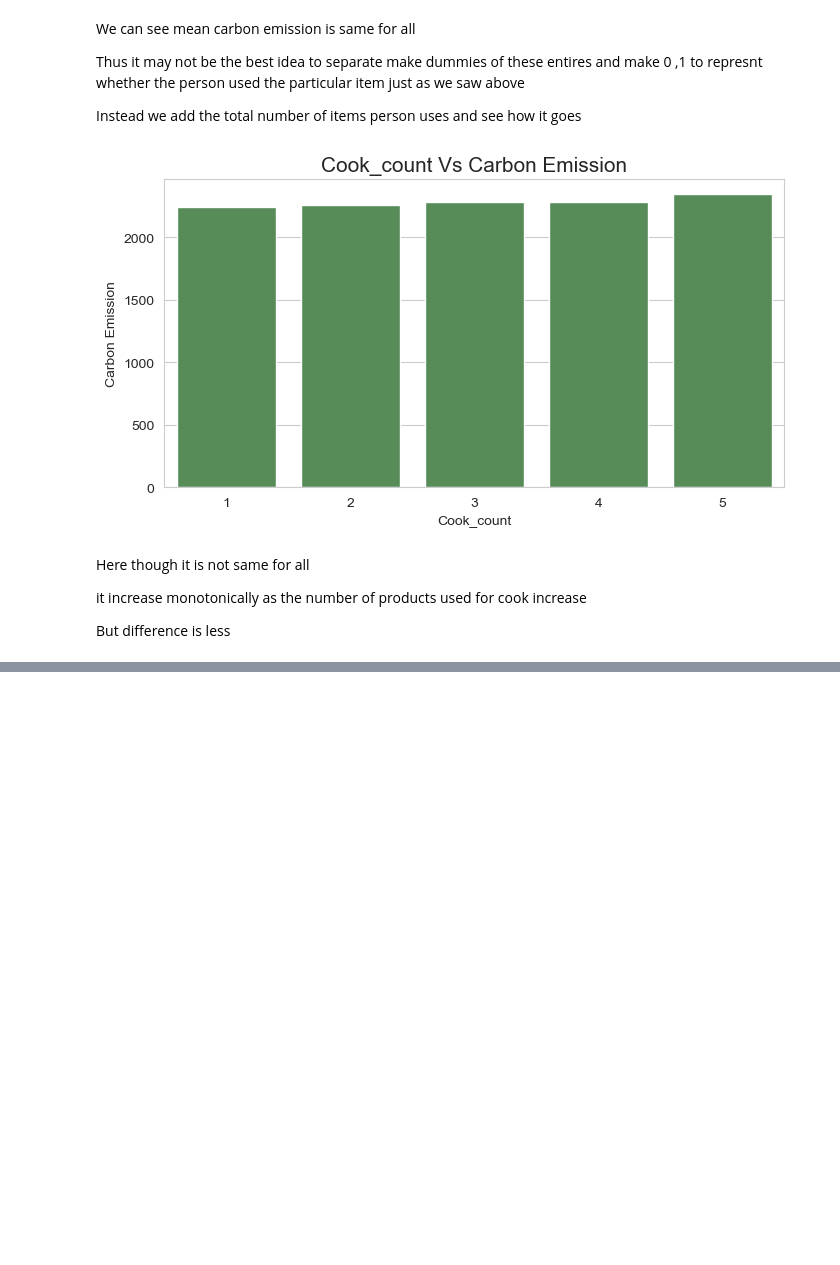
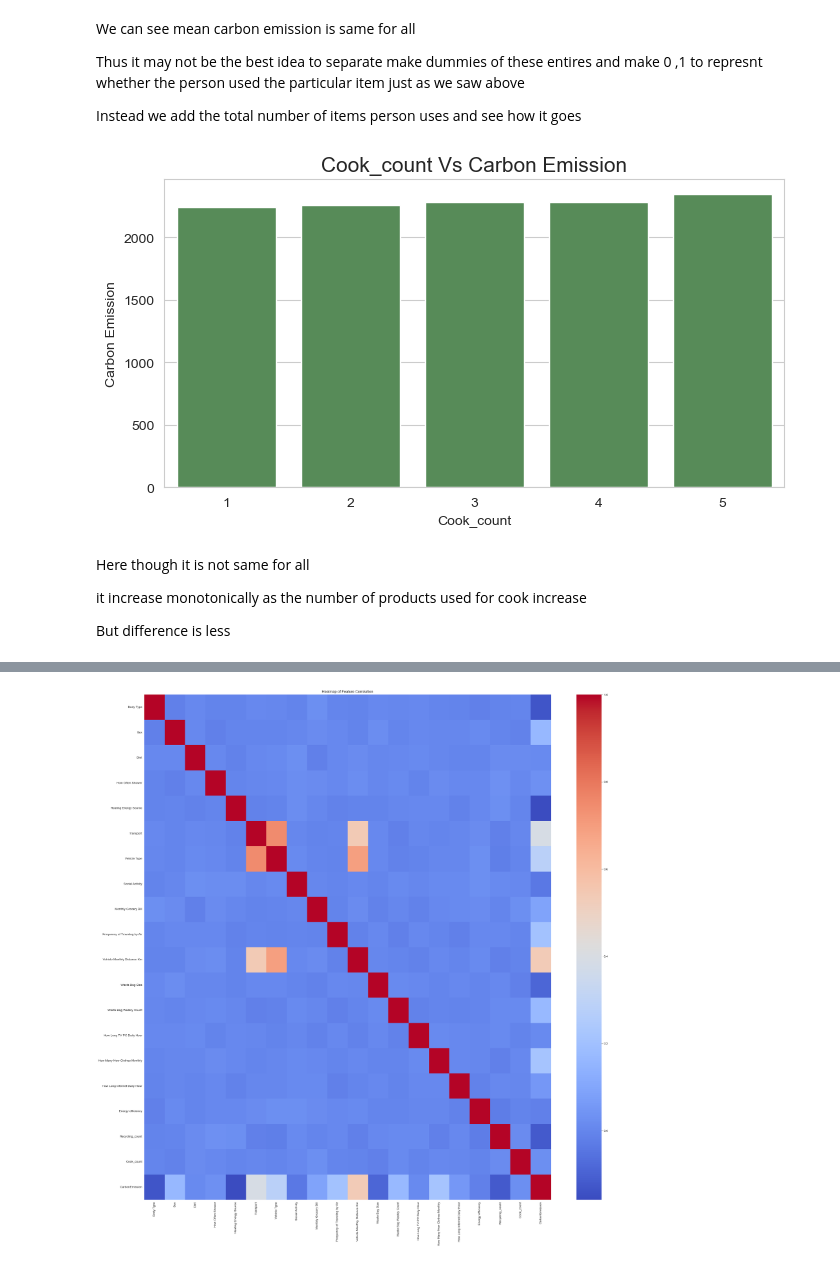
Before and after one commit to MohitDhillo/Carbon_Emission, a Jupyter notebook: final.ipynb, the cells around one changed output, grey strips where cells are left out. Saved outputs shown, nothing was run; the diff lists cells and outputs as text; code cells hidden in the pictures; blank space fills up the shorter version.

```diff
--- a/final.ipynb
+++ b/final.ipynb
@@ -323,0 +473,32 @@ But difference is less
+# %%
+# removing column whose correlation with 'Carbon emmision' is very low for linear models
+df=df.drop(columns=['How Long TV PC Daily Hour','How Long Internet Daily Hour', 'How Often Shower', 'Social Activity',  'Cook_count', 'Energy efficiency'])
+# %%
+
+
+
+# Manually encode categorical columns
+def normalise_data(df, columns):
+   for col in columns:
+      # Find the maximum value in the column
+      diff = df[col].max() - df[col].min()
+
+      # Divide each value in the column by its maximum value
+      df[col] = df[col] / diff
+
+   return df
+# %%
+
+# normalization
+columns_to_normlaise = ['Monthly Grocery Bill', 'Vehicle Monthly Distance Km', 'Waste Bag Weekly Count',
+                     'How Many New Clothes Monthly', 'How Long TV PC Daily Hour','How Long Internet Daily Hour']  # Add your column names here
+
+df_normlaised = normalise_data(df_encoded, columns_to_normlaise)
+# %%
+# moving CarbonEmission column at last
+
+# Extract the column
+column_to_move = df_normlaised.pop('CarbonEmission')
+
+# Re-insert the column at the last position
+df_normlaised['CarbonEmission'] = column_to_move
@@ -323,0 +521,12 @@ But difference is less
+# %%
+# Calculate correlations
+corr = df_normlaised.corr()
+
+# Create a heatmap
+plt.figure(figsize=(30, 30))
+sns.heatmap(corr, cmap='coolwarm')
+
+plt.title('Heatmap of Feature Correlation')
+plt.show()
+# %% [output]
+[figure, added]
```
Also changed, not shown: parts of 17 cells of this notebook, 1 other file.
